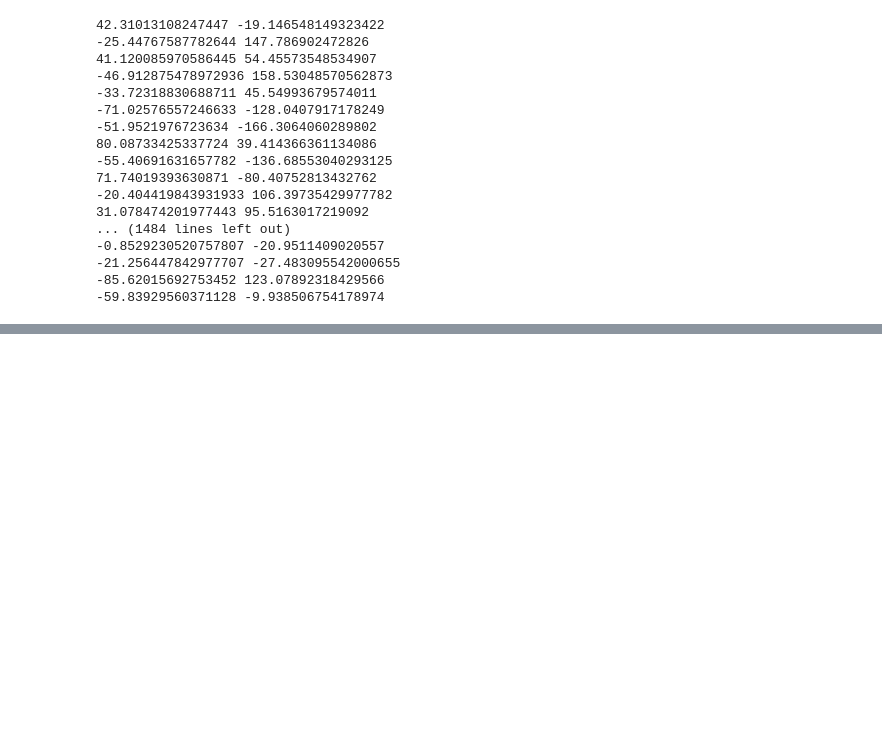
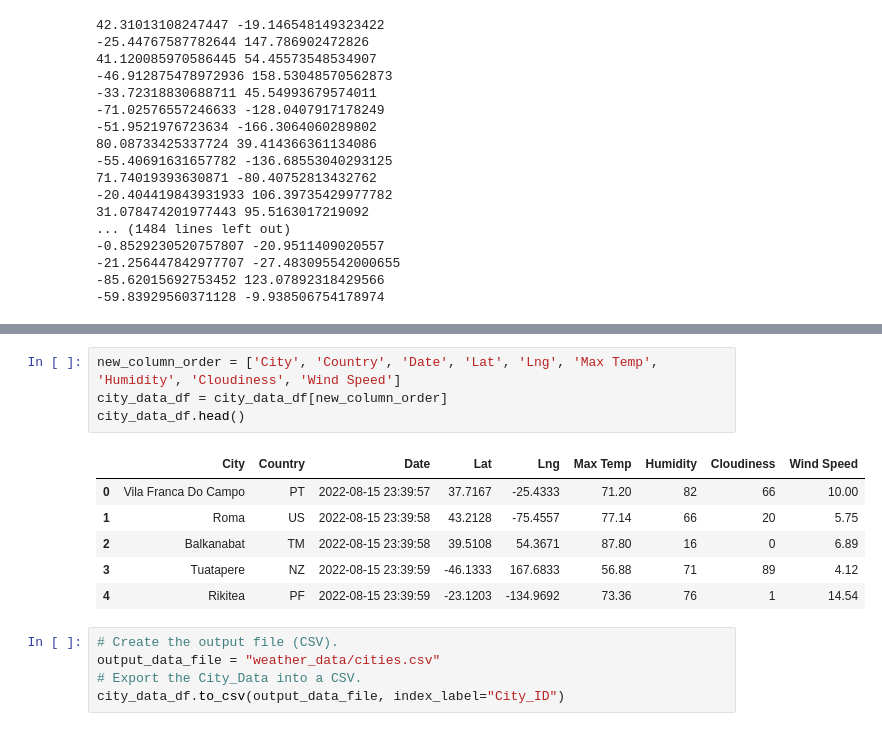
Before and after one commit to Alexi-Micinski/World_Weather_Analysis, a Jupyter notebook: WeatherPy.ipynb, the cells around one changed output, grey strips where cells are left out. Drawn from its saved outputs; the diff is of its cells as text; blank space fills up the shorter version.

```diff
--- a/WeatherPy.ipynb
+++ b/WeatherPy.ipynb
@@ -77,0 +164,16 @@ len(cities)
+# %%
+new_column_order = ['City', 'Country', 'Date', 'Lat', 'Lng', 'Max Temp', 'Humidity', 'Cloudiness', 'Wind Speed']
+city_data_df = city_data_df[new_column_order]
+city_data_df.head()
+# %% [output]
+|  | City | Country | Date | Lat | Lng | Max Temp | Humidity | Cloudiness | Wind Speed |
+| 0 | Vila Franca Do Campo | PT | 2022-08-15 23:39:57 | 37.7167 | -25.4333 | 71.20 | 82 | 66 | 10.00 |
+| 1 | Roma | US | 2022-08-15 23:39:58 | 43.2128 | -75.4557 | 77.14 | 66 | 20 | 5.75 |
+| 2 | Balkanabat | TM | 2022-08-15 23:39:58 | 39.5108 | 54.3671 | 87.80 | 16 | 0 | 6.89 |
+| 3 | Tuatapere | NZ | 2022-08-15 23:39:59 | -46.1333 | 167.6833 | 56.88 | 71 | 89 | 4.12 |
+| 4 | Rikitea | PF | 2022-08-15 23:39:59 | -23.1203 | -134.9692 | 73.36 | 76 | 1 | 14.54 |
+# %%
+# Create the output file (CSV).
+output_data_file = "weather_data/cities.csv"
+# Export the City_Data into a CSV.
+city_data_df.to_csv(output_data_file, index_label="City_ID")
```
Also changed, not shown: parts of 7 cells of this notebook, 4 other files.
